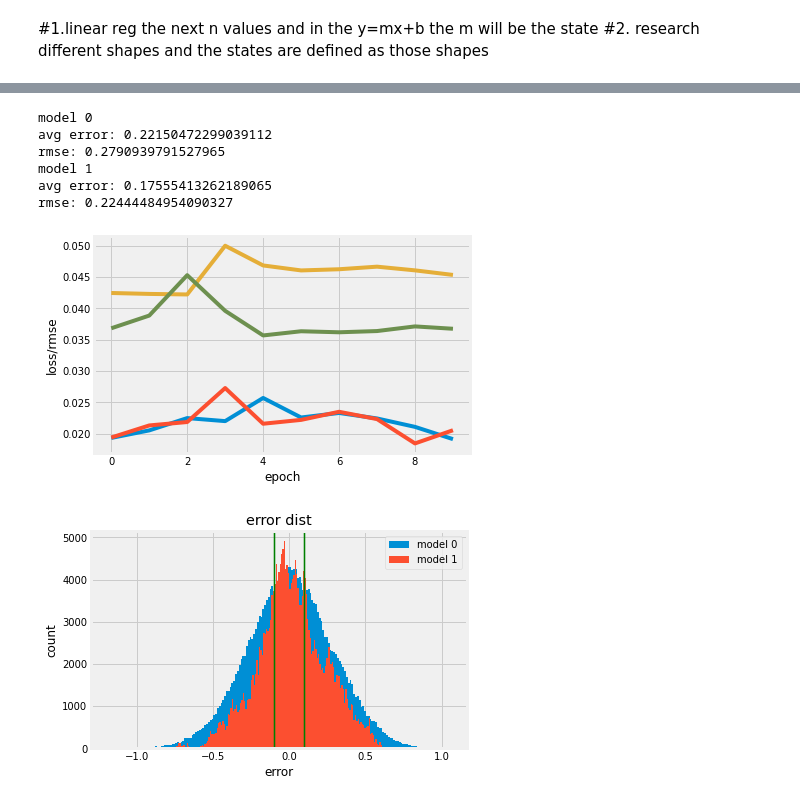
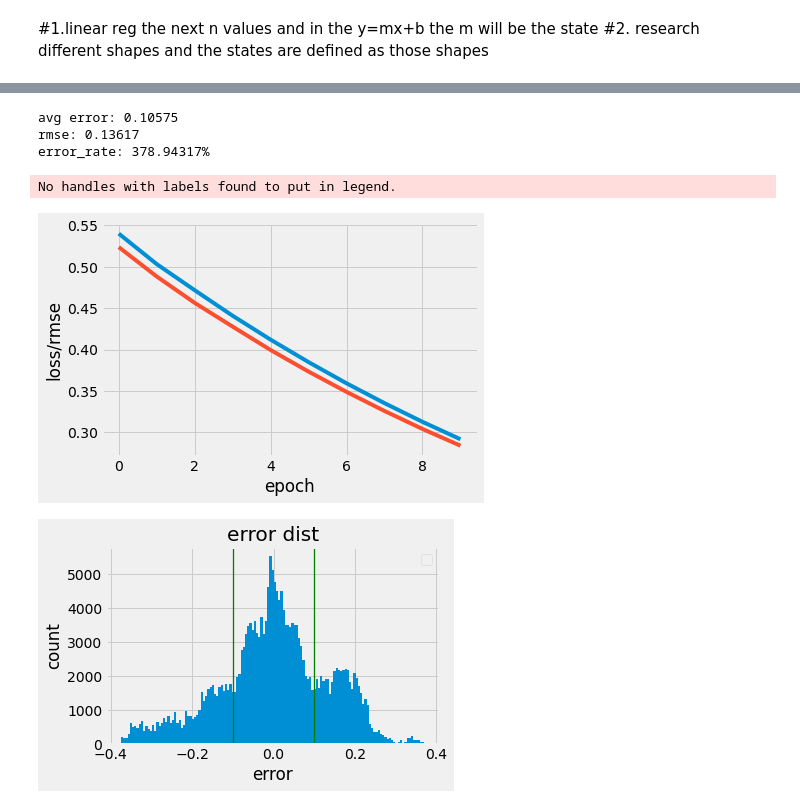
Before and after one commit to Camouflage10/RL-stocks, a Jupyter notebook: get_state.ipynb, the cells around one changed output, grey strips where cells are left out. Cells and saved outputs as stored; diff of their text form; code cells hidden in the pictures.

Commit message:
output files

```diff
--- a/get_state.ipynb
+++ b/get_state.ipynb
@@ -267,8 +248,5 @@ _________________________________________________________________
 # %%
 #fit
 batch_size=200
-histories=[]
-for model in models:
-  print('model')
-  histories.append(model.fit(X_trainS,y_trainS, epochs=10, batch_size=batch_size, validation_split=0.1))
+history=model.fit(X_trainS,y_trainS, epochs=10, batch_size=batch_size, validation_split=0.1)
 # %% [output]
@@ -292,47 +273,58 @@ Epoch 10/10
 # %%
+from pandas.core.frame import DataFrame
 #pred and error- model eval
-def eval(name,model,hist):
+def eval_and_output(model,hist):
   fig1 = plt.figure(0)
   fig2 = plt.figure(1)
-  print(name)
   epoches=pd.DataFrame(hist)
   plt.figure(0)
-  plt.plot(epoches,label=name)
+  plt.plot(epoches)
   plt.xlabel('epoch')
   plt.ylabel('loss/rmse')
   X_testS=tf.stack(X_test)
   pred=model.predict(X_testS)
-  avgE=np.mean(np.absolute(pred-y_test))
-  rmse=np.sqrt(np.mean(np.absolute(pred-y_test)**2))
+  DataFrame(pred).to_csv('pred.csv')
+  avgE=round(np.mean(np.absolute(pred-y_test)),5)
+  rmse=round(np.sqrt(np.mean(np.absolute(pred-y_test)**2)),5)
+  error=pred-y_test
+  error=error.reshape(error.shape[0]*error.shape[1],1)
+  error_rate=abs(round((avgE/np.mean(pred)*100),5))
   print('avg error: '+str(avgE))
   print('rmse: '+str(rmse))
-  error=pred-y_test
-  error=error.reshape(error.shape[0]*error.shape[1],1)
-  error.shape
+  print('error_rate: '+str(error_rate)+'%')
+  value = {
+      "average error": avgE,
+      "rmse": rmse,
+      "error rate(%)": error_rate
+  }
+  with open('metrics.txt', 'w') as outfile:
+    outfile.write('avg error: '+str(avgE)+"\n")
+    outfile.write('rmse: '+str(rmse)+"\n")
+    outfile.write('error_rate: '+str(error_rate)+'%\n')
+  with open('metrics.json', 'w') as outfile:
+    outfile.write(json.dumps(value))
   plt.figure(1)
-  plt.hist(error, bins='auto',label=name)
+  plt.hist(error, bins='auto')
   plt.axvline(x=0.1,lw=1.3, color='g')
   plt.axvline(x=-0.1, lw=1.3, color='g')
   plt.title('error dist')
   plt.xlabel('error')
   plt.ylabel('count')
+  plt.tight_layout()
   fig1 = plt.figure(0)
   fig2 = plt.figure(1)
-  return fig1, fig2
+  fig2.savefig('plot.png', dpi=100)
-# %%
-for i in range(len(models)):
-  eval('model '+str(i),models[i], histories[i].history)
-
-plt.legend()
-plt.show()
-# %% [output]
-model 0
-avg error: 0.22150472299039112
-rmse: 0.2790939791527965
-model 1
-avg error: 0.17555413262189065
-rmse: 0.22444484954090327
-[figure, removed]
-[figure, removed]
+# %%
+eval_and_output(model, history.history)
+
+plt.legend()
+plt.show()
+# %% [output]
+avg error: 0.10575
+rmse: 0.13617
+error_rate: 378.94317%
+No handles with labels found to put in legend.
+[figure, added]
+[figure, added]
 # %%
 #setup RL with a max of 10 states and defines score by increasing value of money+stockval
```
Also changed, not shown: parts of 7 cells of this notebook.
